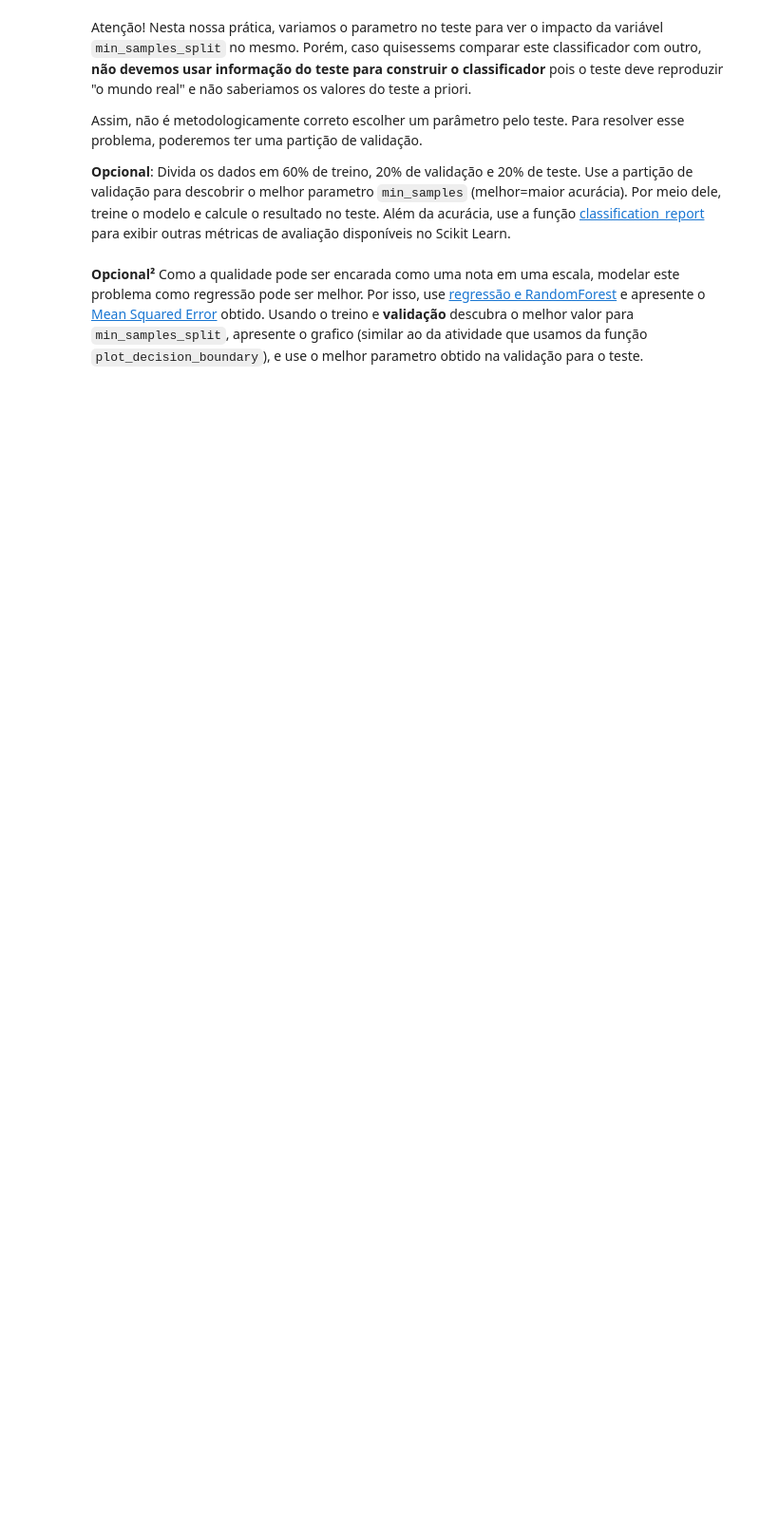
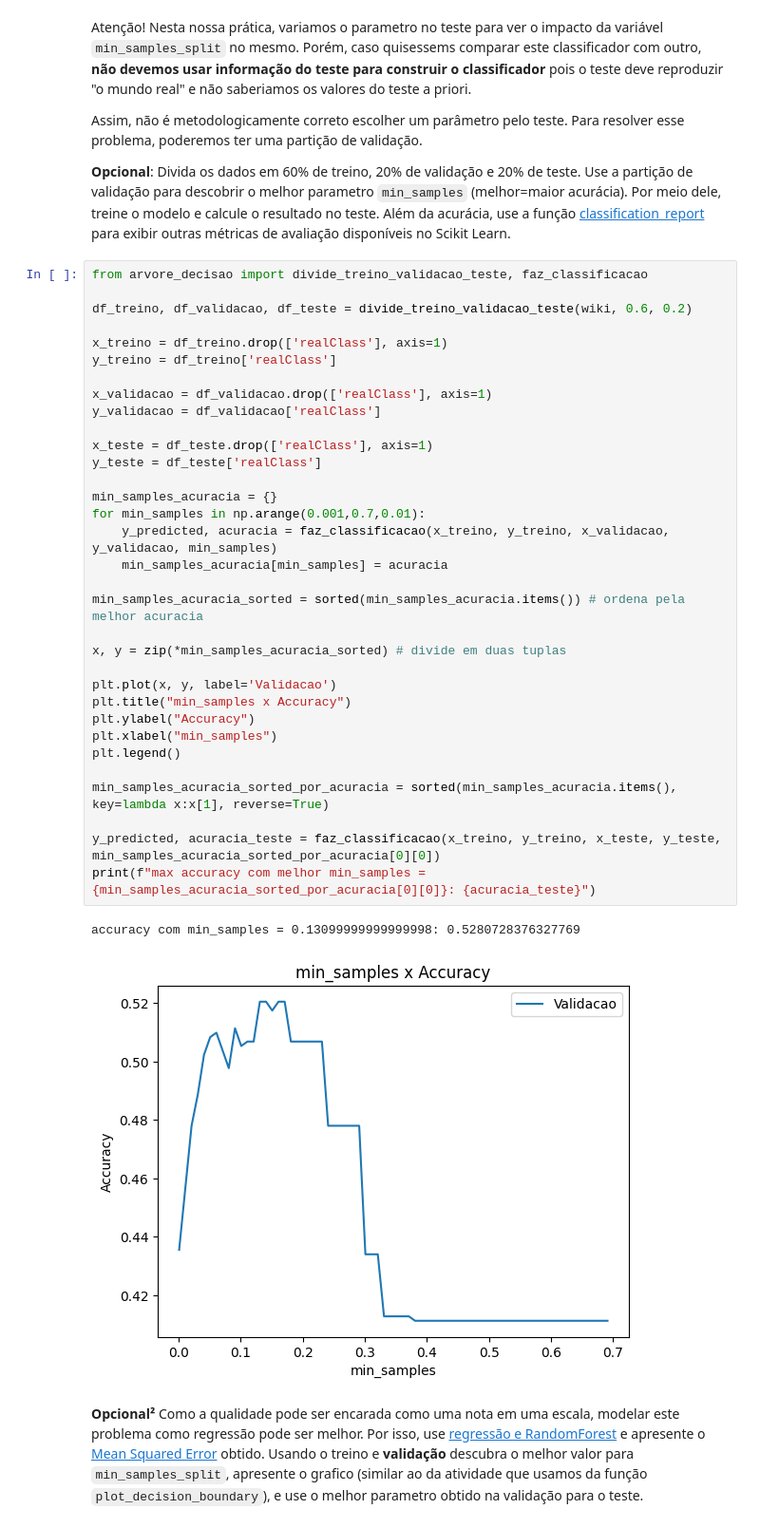
Before and after one commit to vnszero/machine-learning-algorithms, a Jupyter notebook: ap-de-maquina-cefetmg-overfitting-master/Overfitting.ipynb, the cells around one changed output. Shown at 95% size. Cells and saved outputs as stored; diff of their text form; blank space fills up the shorter version.

```diff
--- a/ap-de-maquina-cefetmg-overfitting-master/Overfitting.ipynb
+++ b/ap-de-maquina-cefetmg-overfitting-master/Overfitting.ipynb
@@ -263,5 +265,41 @@ Assim, não é metodologicamente correto escolher um parâmetro pelo teste. Para
 
 
 **Opcional**: Divida os dados em 60% de treino, 20% de validação e 20% de teste. Use a partição de validação para descobrir o melhor parametro `min_samples` (melhor=maior acurácia). Por meio dele, treine o modelo e calcule o resultado no teste. Além da acurácia, use a função [classification_report](https://scikit-learn.org/stable/modules/generated/sklearn.metrics.classification_report.html) para exibir outras métricas de avaliação disponíveis no Scikit Learn.
+# %%
+from arvore_decisao import divide_treino_validacao_teste, faz_classificacao
+
+df_treino, df_validacao, df_teste = divide_treino_validacao_teste(wiki, 0.6, 0.2)
+
+x_treino = df_treino.drop(['realClass'], axis=1)
+y_treino = df_treino['realClass']
+
+x_validacao = df_validacao.drop(['realClass'], axis=1)
+y_validacao = df_validacao['realClass']
+
+x_teste = df_teste.drop(['realClass'], axis=1)
+y_teste = df_teste['realClass']
+
+min_samples_acuracia = {}
+for min_samples in np.arange(0.001,0.7,0.01):
+    y_predicted, acuracia = faz_classificacao(x_treino, y_treino, x_validacao, y_validacao, min_samples)
+    min_samples_acuracia[min_samples] = acuracia
+
+min_samples_acuracia_sorted = sorted(min_samples_acuracia.items()) # ordena pela melhor acuracia
+
+x, y = zip(*min_samples_acuracia_sorted) # divide em duas tuplas
+
+plt.plot(x, y, label='Validacao')
+plt.title("min_samples x Accuracy")
+plt.ylabel("Accuracy")
+plt.xlabel("min_samples")
+plt.legend()
+
+min_samples_acuracia_sorted_por_acuracia = sorted(min_samples_acuracia.items(), key=lambda x:x[1], reverse=True)
+
+y_predicted, acuracia_teste = faz_classificacao(x_treino, y_treino, x_teste, y_teste, min_samples_acuracia_sorted_por_acuracia[0][0])
+print(f"max accuracy com melhor min_samples = {min_samples_acuracia_sorted_por_acuracia[0][0]}: {acuracia_teste}")
+# %% [output]
+accuracy com min_samples = 0.13099999999999998: 0.5280728376327769
+[figure, added]
 # %% [markdown]
 **Opcional²** Como a qualidade pode ser encarada como uma nota em uma escala, modelar este problema como regressão pode ser melhor. Por isso, use [regressão e RandomForest](https://scikit-learn.org/stable/modules/generated/sklearn.ensemble.RandomForestRegressor.html) e apresente o [Mean Squared Error](https://en.wikipedia.org/wiki/Mean_squared_error) obtido. Usando o treino e **validação** descubra o melhor valor para `min_samples_split`, apresente o grafico (similar ao da atividade que usamos da função `plot_decision_boundary`), e use o melhor parametro obtido na validação para o teste.
```
Also changed, not shown: parts of 6 cells of this notebook, 1 other file.
